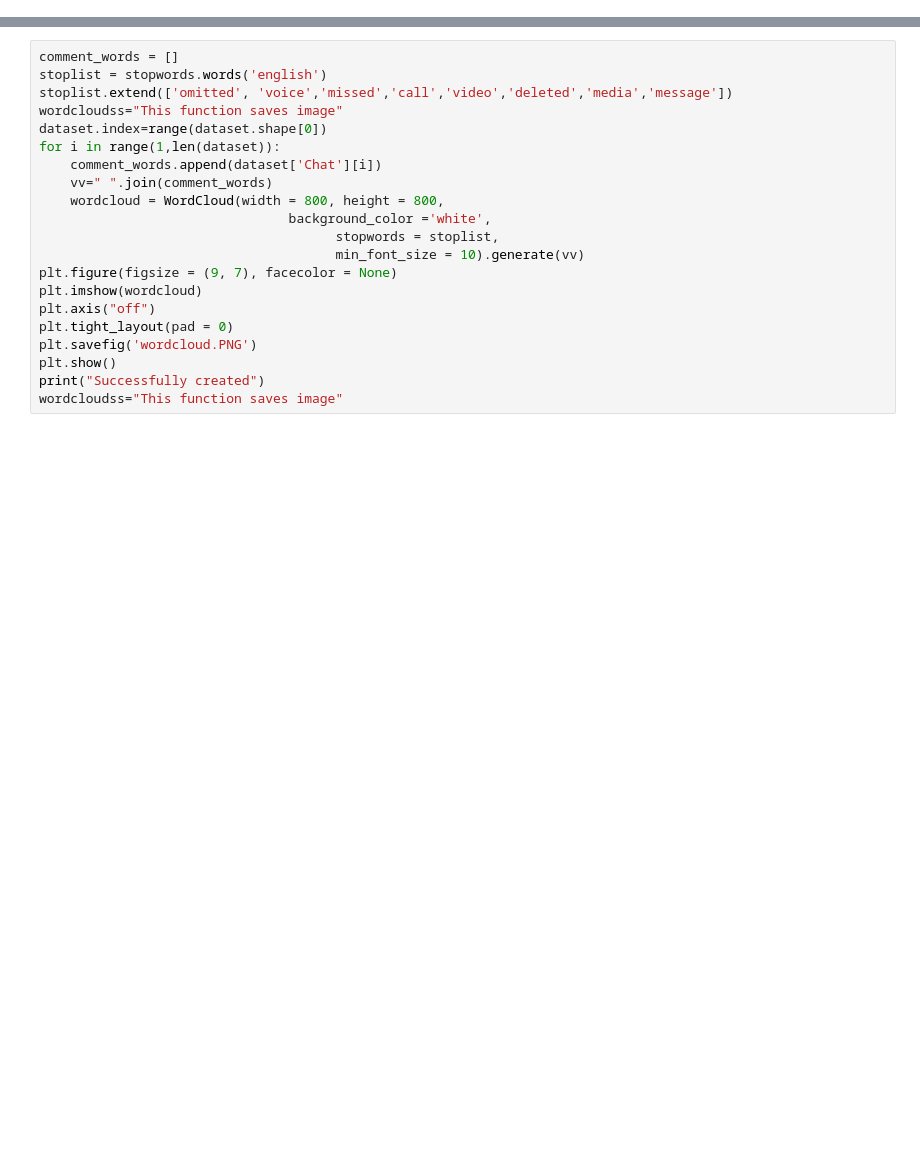
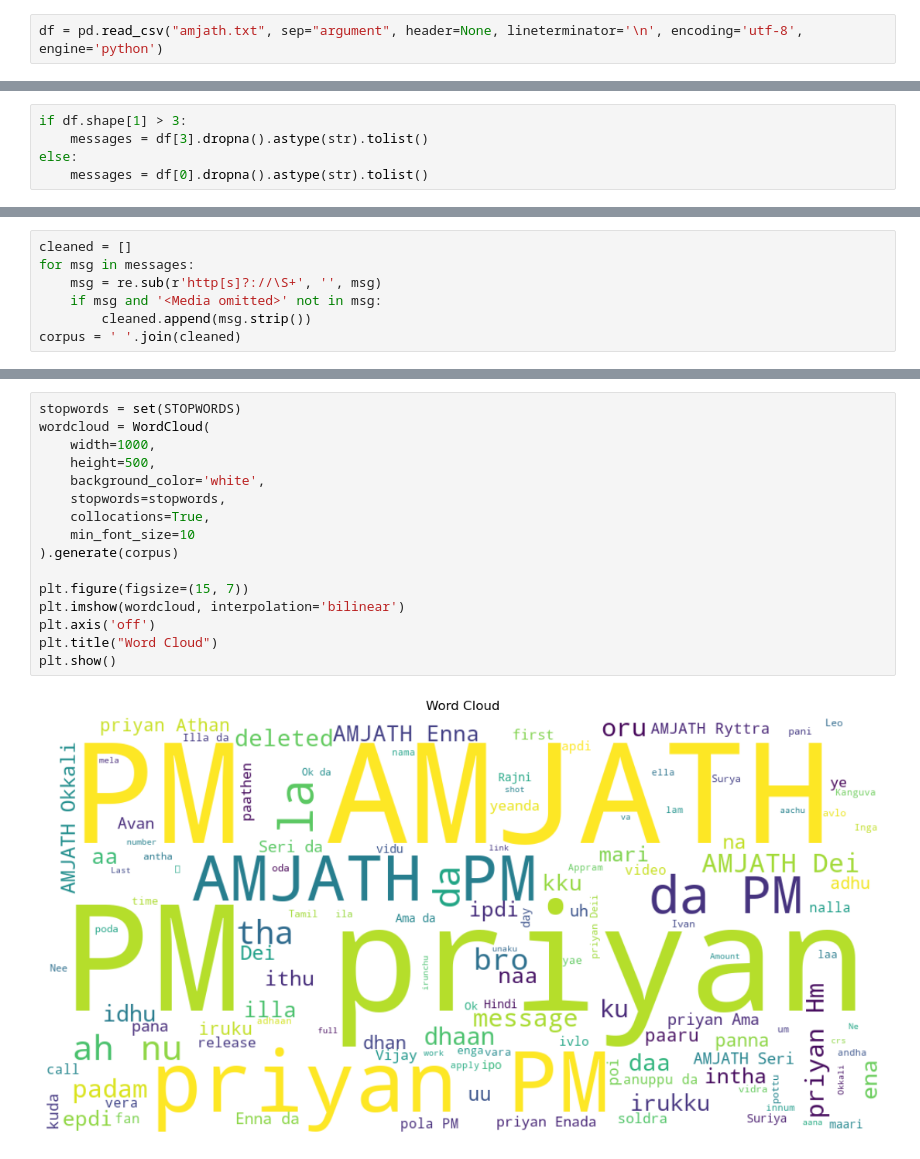
Before and after one commit to SRIMOHANAPRIYAN/NATURAL-LANGUAGE-PROCESSING, a Jupyter notebook: WORD CLOUD.ipynb, the cells around one changed output, grey strips where cells are left out. Drawn from its saved outputs; the diff is of its cells as text; blank space fills up the shorter version.

```diff
--- a/WORD CLOUD.ipynb
+++ b/WORD CLOUD.ipynb
@@ -166,0 +8,2 @@ Name: count, dtype: int64
+# %%
+df = pd.read_csv("amjath.txt", sep="argument", header=None, lineterminator='\n', encoding='utf-8', engine='python')
@@ -166,0 +12,5 @@ Name: count, dtype: int64
+# %%
+if df.shape[1] > 3:
+    messages = df[3].dropna().astype(str).tolist()
+else:
+    messages = df[0].dropna().astype(str).tolist()
@@ -167 +19,8 @@ Name: count, dtype: int64
+# %%
+cleaned = []
+for msg in messages:
+    msg = re.sub(r'http[s]?://\S+', '', msg)
+    if msg and '<Media omitted>' not in msg:
+        cleaned.append(msg.strip())
+corpus = ' '.join(cleaned)
 # %% [markdown]
@@ -181,21 +28,18 @@ True
-# %%
-comment_words = []
-stoplist = stopwords.words('english')
-stoplist.extend(['omitted', 'voice','missed','call','video','deleted','media','message'])
-wordcloudss="This function saves image"
-dataset.index=range(dataset.shape[0])
-for i in range(1,len(dataset)):
-    comment_words.append(dataset['Chat'][i])
-    vv=" ".join(comment_words)
-    wordcloud = WordCloud(width = 800, height = 800,
-                                background_color ='white',
-                                      stopwords = stoplist,
-                                      min_font_size = 10).generate(vv)
-plt.figure(figsize = (9, 7), facecolor = None)
-plt.imshow(wordcloud)
-plt.axis("off")
-plt.tight_layout(pad = 0)
-plt.savefig('wordcloud.PNG')
-plt.show()
-print("Successfully created")
-wordcloudss="This function saves image"
+# %%
+stopwords = set(STOPWORDS)
+wordcloud = WordCloud(
+    width=1000,
+    height=500,
+    background_color='white',
+    stopwords=stopwords,
+    collocations=True,
+    min_font_size=10
+).generate(corpus)
+
+plt.figure(figsize=(15, 7))
+plt.imshow(wordcloud, interpolation='bilinear')
+plt.axis('off')
+plt.title("Word Cloud")
+plt.show()
+# %% [output]
+[figure, added]
```
Also changed, not shown: parts of 22 cells of this notebook.
